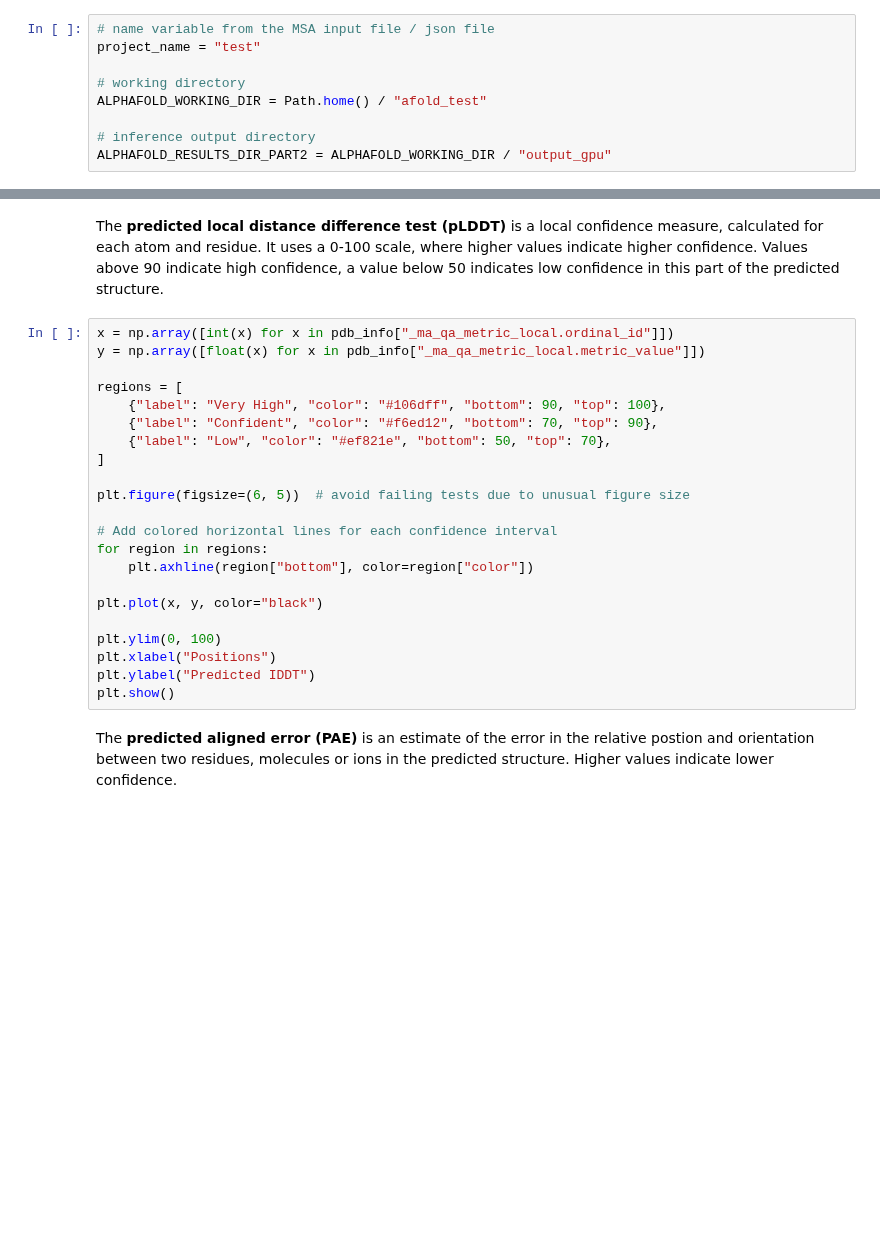
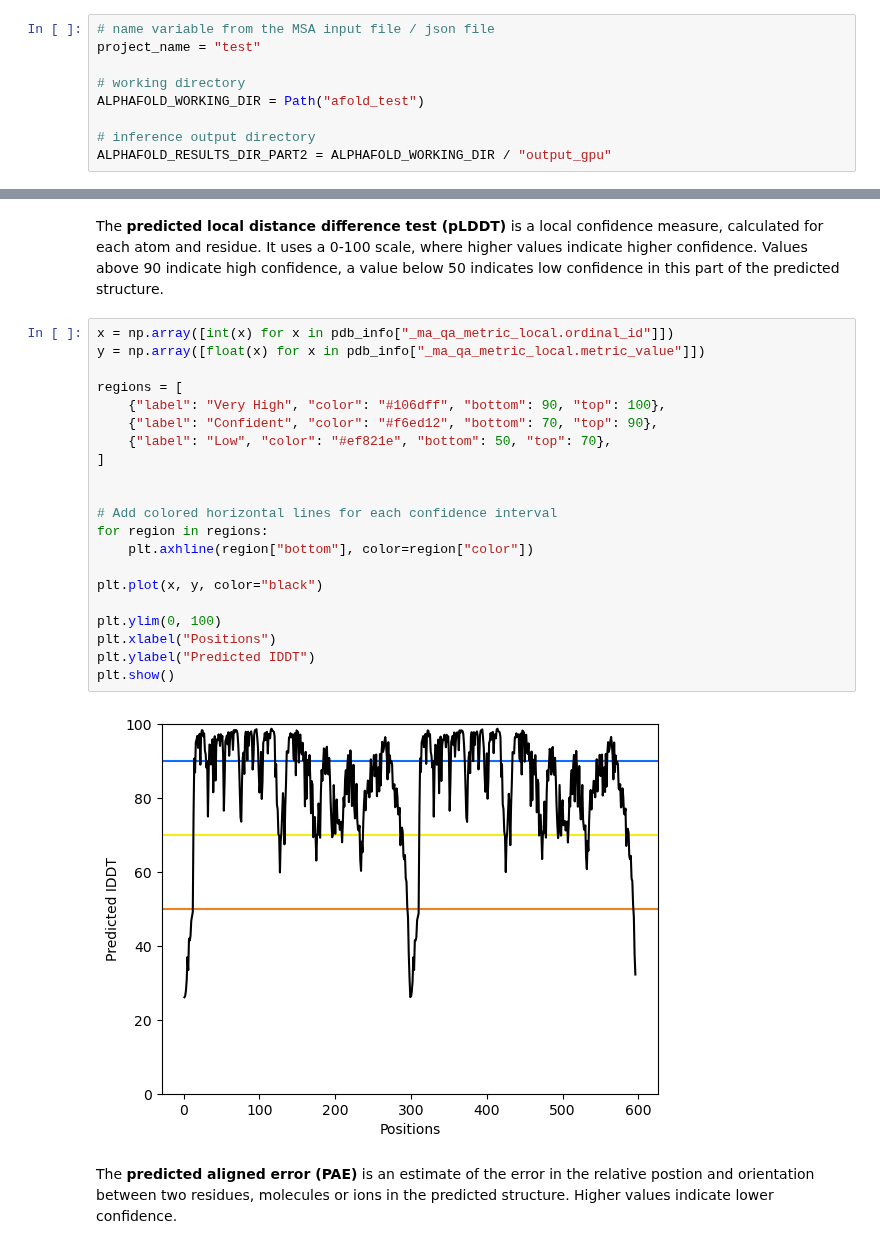
Before and after one commit to ssciwr/BioStructureHub, a Jupyter notebook: notebooks/AFold_Confidence_Levels.ipynb, the cells around one changed output, grey strips where cells are left out. Saved outputs shown, nothing was run; the diff lists cells and outputs as text; blank space fills up the shorter version.

Commit message:
fixed AFold CI

```diff
--- a/notebooks/AFold_Confidence_Levels.ipynb
+++ b/notebooks/AFold_Confidence_Levels.ipynb
@@ -20,7 +18,7 @@ Now we need to find the output files we need:
 project_name = "test"
 
 # working directory
-ALPHAFOLD_WORKING_DIR = Path.home() / "afold_test"
+ALPHAFOLD_WORKING_DIR = Path("afold_test")
 
 # inference output directory
 ALPHAFOLD_RESULTS_DIR_PART2 = ALPHAFOLD_WORKING_DIR / "output_gpu"
@@ -72,25 +76,26 @@ The **predicted local distance difference test (pLDDT)** is a local confidence m
 # %%
 x = np.array([int(x) for x in pdb_info["_ma_qa_metric_local.ordinal_id"]])
 y = np.array([float(x) for x in pdb_info["_ma_qa_metric_local.metric_value"]])
 
 regions = [
     {"label": "Very High", "color": "#106dff", "bottom": 90, "top": 100},
     {"label": "Confident", "color": "#f6ed12", "bottom": 70, "top": 90},
     {"label": "Low", "color": "#ef821e", "bottom": 50, "top": 70},
 ]
 
-plt.figure(figsize=(6, 5))  # avoid failing tests due to unusual figure size
 
 # Add colored horizontal lines for each confidence interval
 for region in regions:
     plt.axhline(region["bottom"], color=region["color"])
 
 plt.plot(x, y, color="black")
 
 plt.ylim(0, 100)
 plt.xlabel("Positions")
 plt.ylabel("Predicted IDDT")
 plt.show()
+# %% [output]
+[figure, added]
 # %% [markdown]
 The **predicted aligned error (PAE)** is an estimate of the error in the relative postion and orientation between two residues, molecules or ions in the predicted structure. Higher values indicate lower confidence.
 # %%
```
Also changed, not shown: parts of 12 cells of this notebook, 5 other files.
